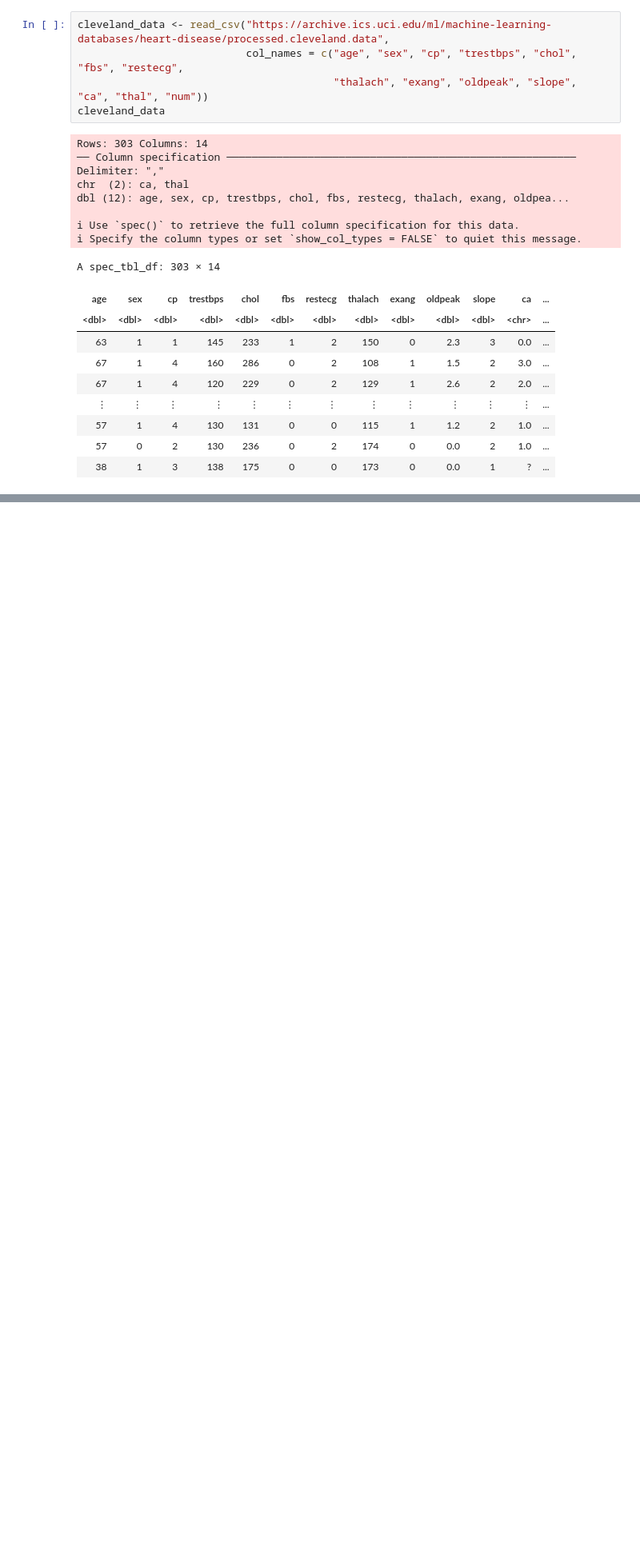
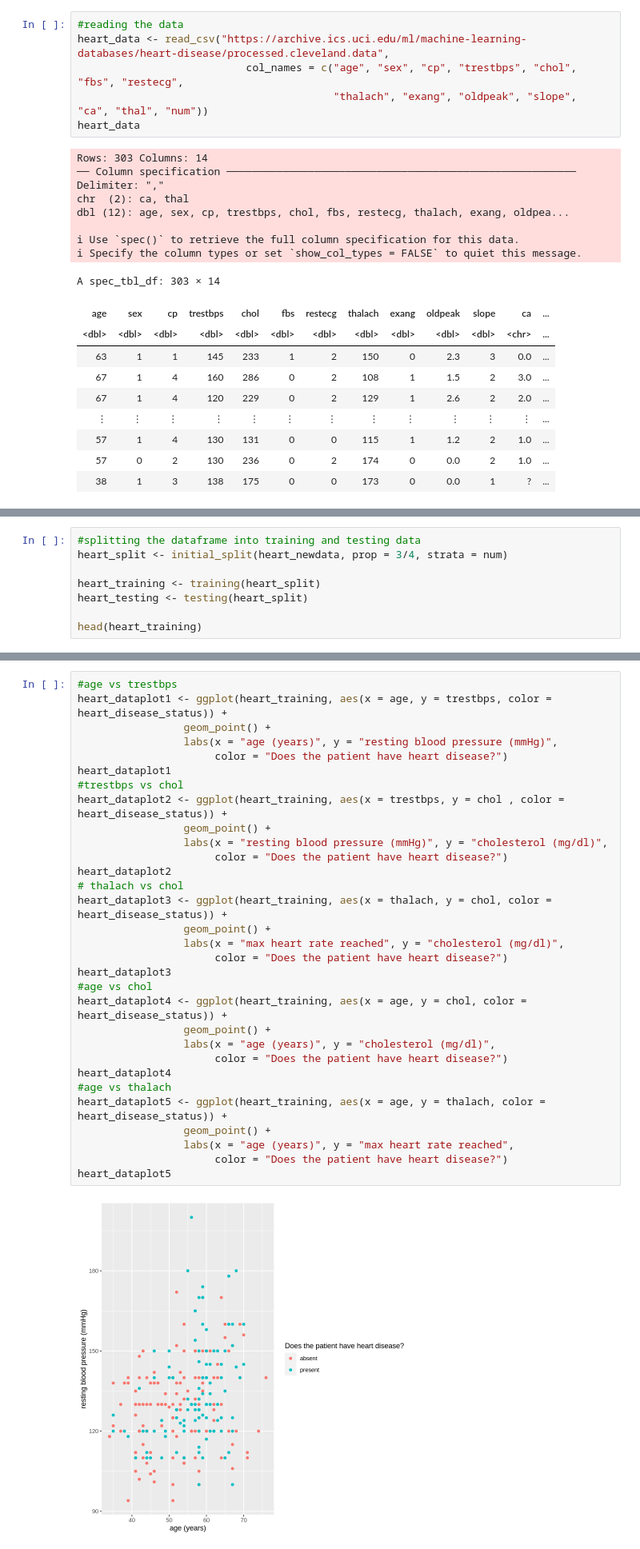
Before and after one commit to ssamiaa/Predicting-HeartDisease-Grp10, a Jupyter notebook: Group Proposal.ipynb, the cells around one changed output, grey strips where cells are left out. Shown at 80% size. Cells and saved outputs as stored; diff of their text form; blank space fills up the shorter version.

```diff
--- a/Group Proposal.ipynb
+++ b/Group Proposal.ipynb
@@ -51,8 +50,9 @@ library(RColorBrewer)
 # %%
-cleveland_data <- read_csv("https://archive.ics.uci.edu/ml/machine-learning-databases/heart-disease/processed.cleveland.data",
+#reading the data
+heart_data <- read_csv("https://archive.ics.uci.edu/ml/machine-learning-databases/heart-disease/processed.cleveland.data",
                            col_names = c("age", "sex", "cp", "trestbps", "chol", "fbs", "restecg",
                                          "thalach", "exang", "oldpeak", "slope", "ca", "thal", "num"))
-cleveland_data
+heart_data
 # %% [output]
 Rows: 303 Columns: 14
 ── Column specification ────────────────────────────────────────────────────────
@@ -74,0 +109,8 @@ A spec_tbl_df: 303 × 14
+# %%
+#splitting the dataframe into training and testing data
+heart_split <- initial_split(heart_newdata, prop = 3/4, strata = num)
+
+heart_training <- training(heart_split)
+heart_testing <- testing(heart_split)
+
+head(heart_training)
@@ -74,0 +145,33 @@ A spec_tbl_df: 303 × 14
+# %%
+#age vs trestbps
+heart_dataplot1 <- ggplot(heart_training, aes(x = age, y = trestbps, color = heart_disease_status)) +
+                 geom_point() +
+                 labs(x = "age (years)", y = "resting blood pressure (mmHg)",
+                      color = "Does the patient have heart disease?")
+heart_dataplot1
+#trestbps vs chol
+heart_dataplot2 <- ggplot(heart_training, aes(x = trestbps, y = chol , color = heart_disease_status)) +
+                 geom_point() +
+                 labs(x = "resting blood pressure (mmHg)", y = "cholesterol (mg/dl)",
+                      color = "Does the patient have heart disease?")
+heart_dataplot2
+# thalach vs chol
+heart_dataplot3 <- ggplot(heart_training, aes(x = thalach, y = chol, color = heart_disease_status)) +
+                 geom_point() +
+                 labs(x = "max heart rate reached", y = "cholesterol (mg/dl)",
+                      color = "Does the patient have heart disease?")
+heart_dataplot3
+#age vs chol
+heart_dataplot4 <- ggplot(heart_training, aes(x = age, y = chol, color = heart_disease_status)) +
+                 geom_point() +
+                 labs(x = "age (years)", y = "cholesterol (mg/dl)",
+                      color = "Does the patient have heart disease?")
+heart_dataplot4
+#age vs thalach
+heart_dataplot5 <- ggplot(heart_training, aes(x = age, y = thalach, color = heart_disease_status)) +
+                 geom_point() +
+                 labs(x = "age (years)", y = "max heart rate reached",
+                      color = "Does the patient have heart disease?")
+heart_dataplot5
+# %% [output]
+[figure, added]
```
Also changed, not shown: parts of 15 cells of this notebook.
